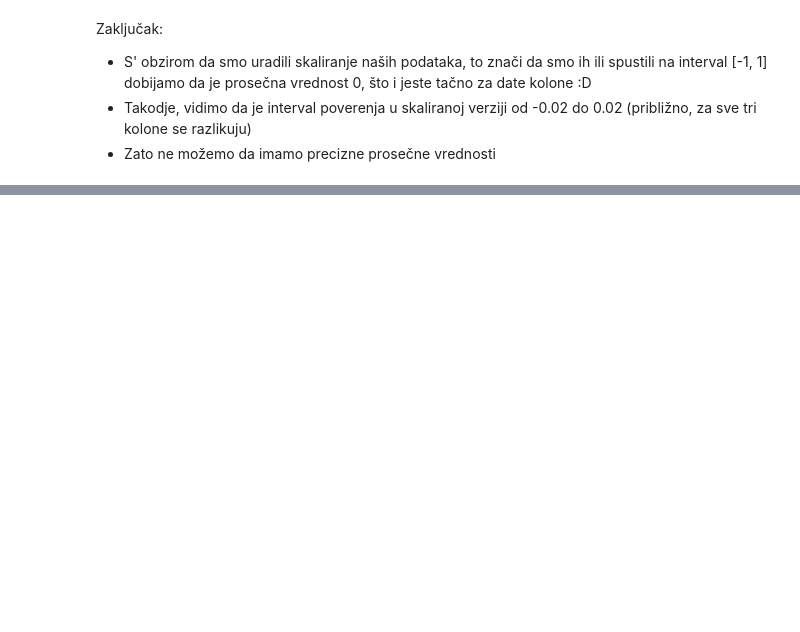
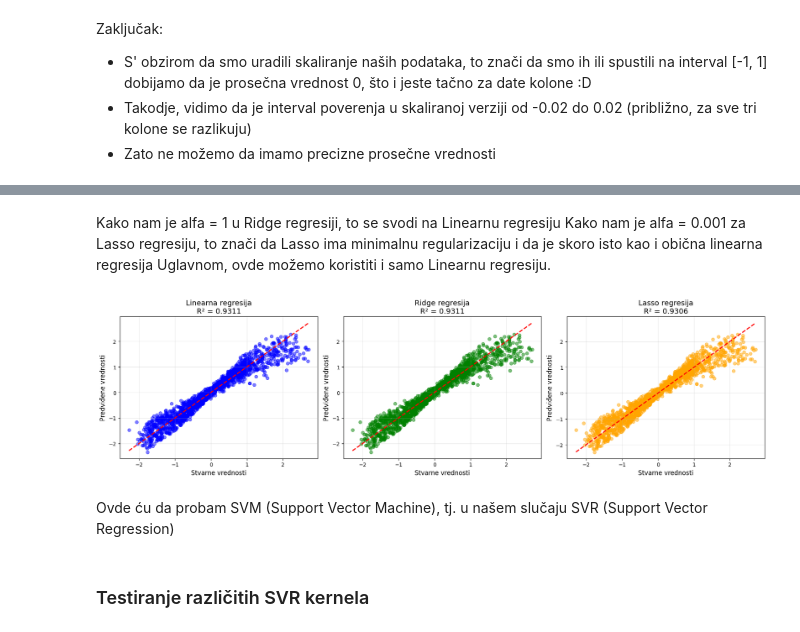
Before and after one commit to mbozinovic7625rn/onp-projekat2025, a Jupyter notebook: mihailo_bozinovic_7625_rn.ipynb, the cells around one changed output, grey strips where cells are left out. Drawn from its saved outputs; the diff is of its cells as text; code cells hidden in the pictures; blank space fills up the shorter version.

```diff
--- a/mihailo_bozinovic_7625_rn.ipynb
+++ b/mihailo_bozinovic_7625_rn.ipynb
@@ -601,0 +723,18 @@ Zaključak:
+# %%
+alphas = [0.001, 0.01, 0.1, 1, 10, 100, 1000]
+lasso_cv = LassoCV(alphas=alphas, cv=5, random_state=42, max_iter=10000)
+lasso_cv.fit(X_train, y_train)
+
+print(f'Najbolji alpha: {lasso_cv.alpha_}')
+
+y_pred_lasso = lasso_cv.predict(X_test)
+
+lasso_r2 = r2_score(y_test, y_pred_lasso)
+lasso_mae = mean_absolute_error(y_test, y_pred_lasso)
+lasso_mse = mean_squared_error(y_test, y_pred_lasso)
+lasso_rmse = np.sqrt(lasso_mse)
+
+print(f'Lasso regresija, R^2: {lasso_r2:.4f}')
+print(f'Lasso regresija, MAE: {lasso_mae:.4f}')
+print(f'Lasso regresija, MSE: {lasso_mse:.4f}')
+print(f'Lasso regresija, RMSE: {lasso_rmse:.4f}')
@@ -601,0 +753,39 @@ Zaključak:
+# %% [markdown]
+Kako nam je alfa = 1 u Ridge regresiji, to se svodi na Linearnu regresiju
+Kako nam je alfa = 0.001 za Lasso regresiju, to znači da Lasso ima minimalnu regularizaciju i da je skoro isto kao i obična linearna regresija
+Uglavnom, ovde možemo koristiti i samo Linearnu regresiju.
+# %%
+fig, axes = plt.subplots(1, 3, figsize=(18, 5))
+
+# Linear Regression
+axes[0].scatter(y_test, y_pred_lin_reg, alpha=0.5, color='blue')
+axes[0].plot([y_test.min(), y_test.max()], [y_test.min(), y_test.max()], 'r--', lw=2)
+axes[0].set_xlabel('Stvarne vrednosti', fontsize=12)
+axes[0].set_ylabel('Predviđene vrednosti', fontsize=12)
+axes[0].set_title(f'Linearna regresija\nR² = {lin_reg_r2:.4f}', fontsize=14)
+axes[0].grid(True, alpha=0.3)
+
+# Ridge Regression
+axes[1].scatter(y_test, y_pred_ridge, alpha=0.5, color='green')
+axes[1].plot([y_test.min(), y_test.max()], [y_test.min(), y_test.max()], 'r--', lw=2)
+axes[1].set_xlabel('Stvarne vrednosti', fontsize=12)
+axes[1].set_ylabel('Predviđene vrednosti', fontsize=12)
+axes[1].set_title(f'Ridge regresija\nR² = {ridge_r2:.4f}', fontsize=14)
+axes[1].grid(True, alpha=0.3)
+
+# Lasso Regression
+axes[2].scatter(y_test, y_pred_lasso, alpha=0.5, color='orange')
+axes[2].plot([y_test.min(), y_test.max()], [y_test.min(), y_test.max()], 'r--', lw=2)
+axes[2].set_xlabel('Stvarne vrednosti', fontsize=12)
+axes[2].set_ylabel('Predviđene vrednosti', fontsize=12)
+axes[2].set_title(f'Lasso regresija\nR² = {lasso_r2:.4f}', fontsize=14)
+axes[2].grid(True, alpha=0.3)
+
+plt.tight_layout()
+plt.show()
+# %% [output]
+[figure, added]
+# %% [markdown]
+Ovde ću da probam SVM (Support Vector Machine), tj. u našem slučaju SVR (Support Vector Regression)
+# %% [markdown]
+### Testiranje različitih SVR kernela
```
Also changed, not shown: parts of 130 cells of this notebook, 4 other files.
